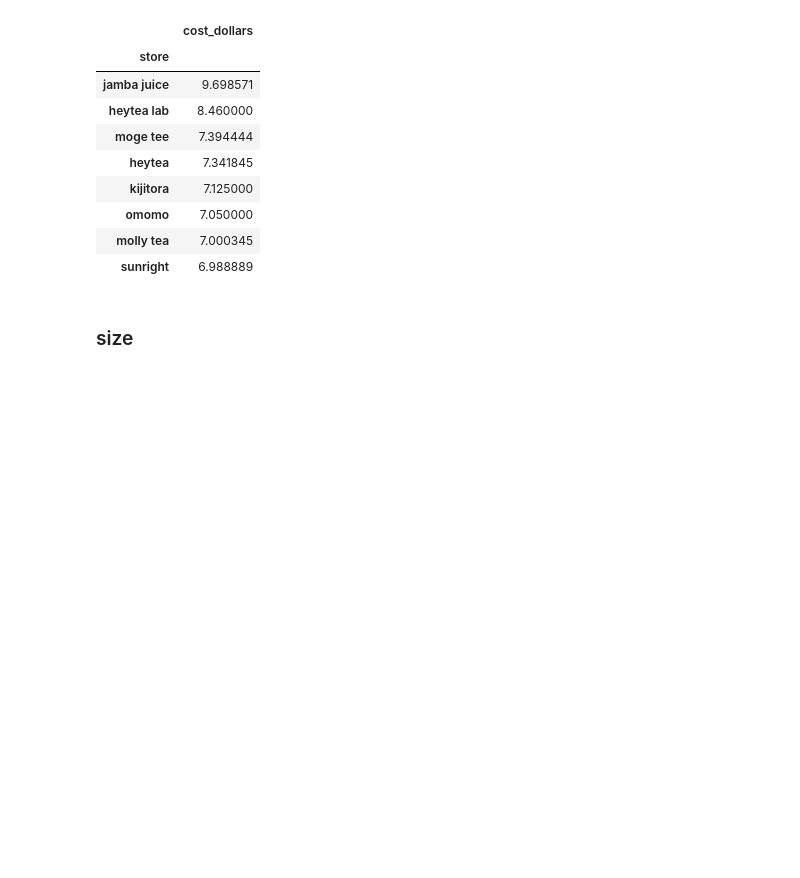
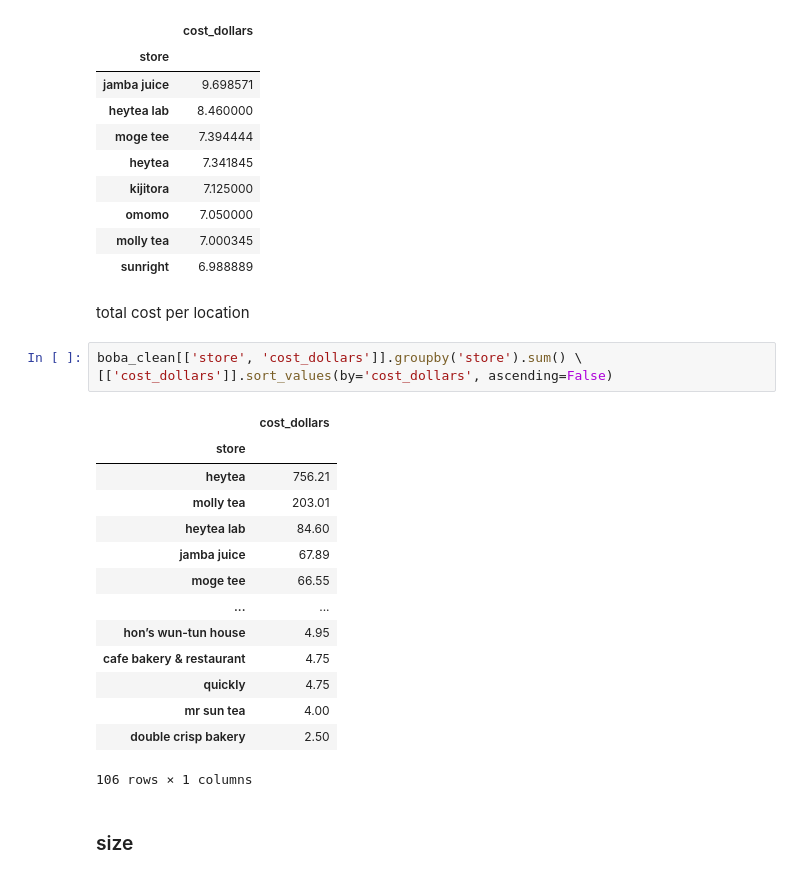
Before and after one commit to jasminelo2020/boba-tracker, a Jupyter notebook: boba_tracker_2025.ipynb, the cells around one changed output. Cells and saved outputs as stored; diff of their text form; blank space fills up the shorter version.

Commit message:
add total cost per store

```diff
--- a/boba_tracker_2025.ipynb
+++ b/boba_tracker_2025.ipynb
@@ -323,6 +323,26 @@ boba_clean[['store', 'cost_dollars']].groupby('store').mean().where(over5_visits
 | omomo | 7.050000 |
 | molly tea | 7.000345 |
 | sunright | 6.988889 |
+# %% [markdown]
+total cost per location
+# %%
+boba_clean[['store', 'cost_dollars']].groupby('store').sum() \
+[['cost_dollars']].sort_values(by='cost_dollars', ascending=False)
+# %% [output]
+|  | cost_dollars |
+| store |  |
+| heytea | 756.21 |
+| molly tea | 203.01 |
+| heytea lab | 84.60 |
+| jamba juice | 67.89 |
+| moge tee | 66.55 |
+| ... | ... |
+| hon’s wun-tun house | 4.95 |
+| cafe bakery & restaurant | 4.75 |
+| quickly | 4.75 |
+| mr sun tea | 4.00 |
+| double crisp bakery | 2.50 |
+106 rows × 1 columns
 # %% [markdown]
 ### size
 # %% [markdown]
```
